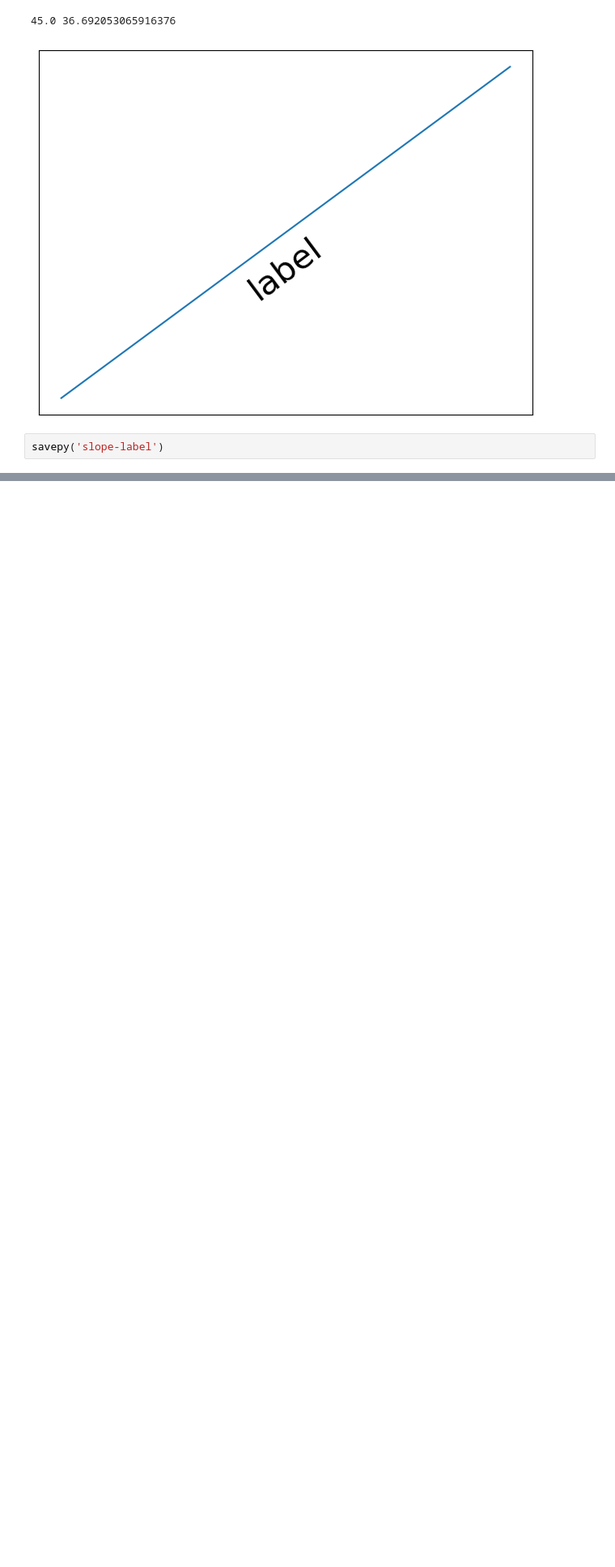
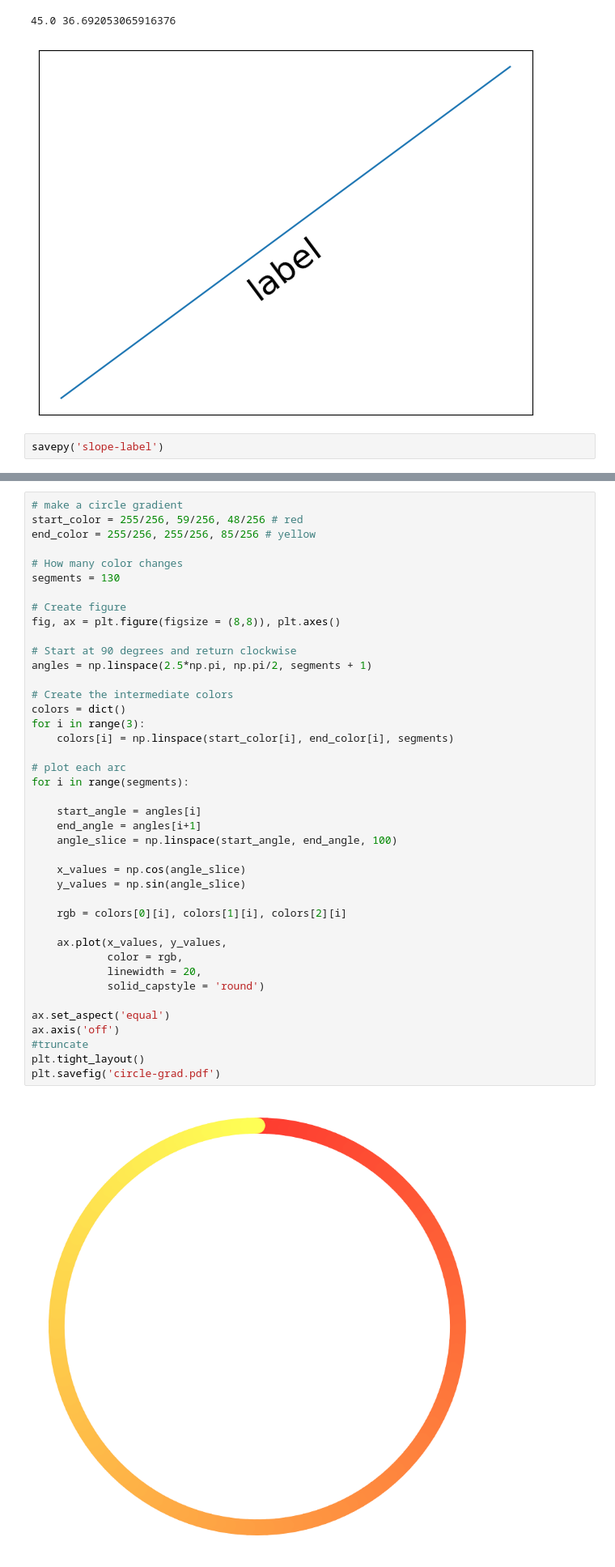
Before and after one commit to alexanderthclark/Matplotlib-for-Storytellers, a Jupyter notebook: python/Math-Interlude-Figure-Dev.ipynb, the cells around one changed output, grey strips where cells are left out. Shown at 81% size. Saved outputs shown, nothing was run; the diff lists cells and outputs as text; blank space fills up the shorter version.

```diff
--- a/python/Math-Interlude-Figure-Dev.ipynb
+++ b/python/Math-Interlude-Figure-Dev.ipynb
@@ -370,0 +394,43 @@ savepy('slope-label')
+# %%
+# make a circle gradient
+start_color = 255/256, 59/256, 48/256 # red
+end_color = 255/256, 255/256, 85/256 # yellow
+
+# How many color changes
+segments = 130
+
+# Create figure
+fig, ax = plt.figure(figsize = (8,8)), plt.axes()
+
+# Start at 90 degrees and return clockwise
+angles = np.linspace(2.5*np.pi, np.pi/2, segments + 1)
+
+# Create the intermediate colors
+colors = dict()
+for i in range(3):
+    colors[i] = np.linspace(start_color[i], end_color[i], segments)
+
+# plot each arc
+for i in range(segments):
+
+    start_angle = angles[i]
+    end_angle = angles[i+1]
+    angle_slice = np.linspace(start_angle, end_angle, 100)
+
+    x_values = np.cos(angle_slice)
+    y_values = np.sin(angle_slice)
+
+    rgb = colors[0][i], colors[1][i], colors[2][i]
+
+    ax.plot(x_values, y_values,
+            color = rgb,
+            linewidth = 20,
+            solid_capstyle = 'round')
+
+ax.set_aspect('equal')
+ax.axis('off')
+#truncate
+plt.tight_layout()
+plt.savefig('circle-grad.pdf')
+# %% [output]
+[figure, added]
```
Also changed, not shown: parts of 14 cells of this notebook, 34 other files.
